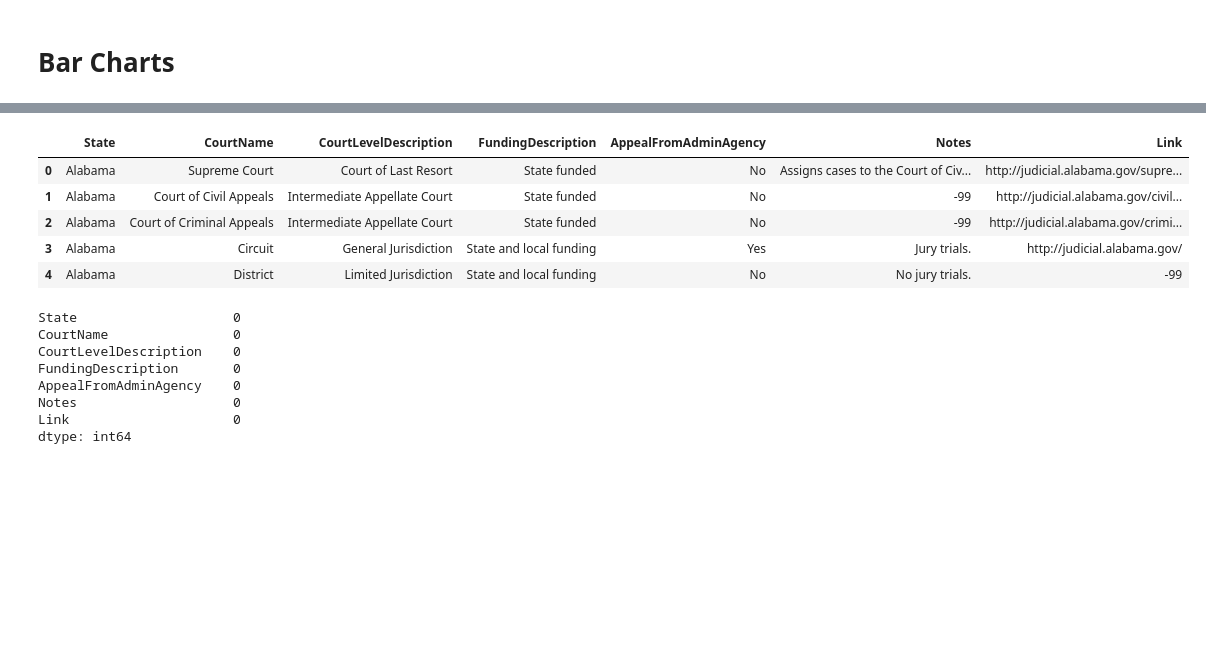
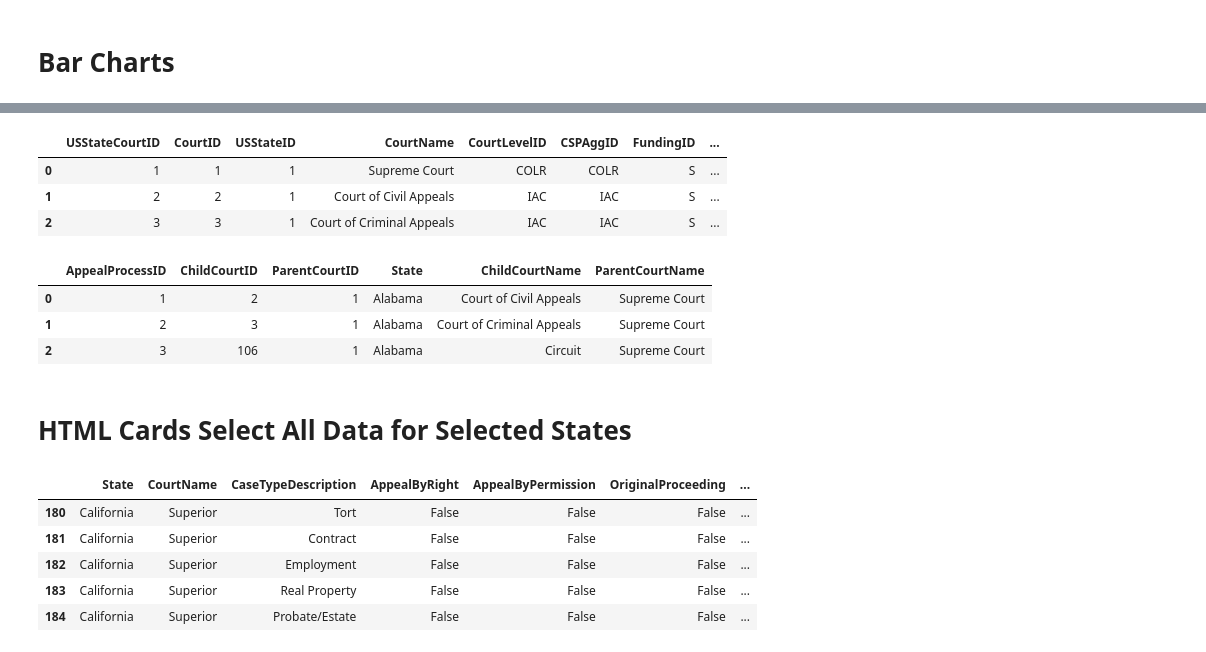
Before and after one commit to Hawk16/ol-viz-a-thon, a Jupyter notebook: viz_a_thon_EDA.ipynb, the cells around one changed output, grey strips where cells are left out. Saved outputs shown, nothing was run; the diff lists cells and outputs as text; code cells hidden in the pictures; blank space fills up the shorter version.

```diff
--- a/viz_a_thon_EDA.ipynb
+++ b/viz_a_thon_EDA.ipynb
@@ -1810,0 +1807,2 @@ df = pd.read_csv('data/us_states_and_courts.csv')
+# %%
+idata = InputData()
@@ -1811,20 +1836,34 @@ df = pd.read_csv('data/us_states_and_courts.csv')
+# %%
+idata.us_states_and_courts.head(3)
+# %% [output]
+|  | USStateCourtID | CourtID | USStateID | CourtName | CourtLevelID | CSPAggID | FundingID | ... |
+| 0 | 1 | 1 | 1 | Supreme Court | COLR | COLR | S | ... |
+| 1 | 2 | 2 | 1 | Court of Civil Appeals | IAC | IAC | S | ... |
+| 2 | 3 | 3 | 1 | Court of Criminal Appeals | IAC | IAC | S | ... |
+# %%
+idata.court_hierarchy.head(3)
+# %% [output]
+|  | AppealProcessID | ChildCourtID | ParentCourtID | State | ChildCourtName | ParentCourtName |
+| 0 | 1 | 2 | 1 | Alabama | Court of Civil Appeals | Supreme Court |
+| 1 | 2 | 3 | 1 | Alabama | Court of Criminal Appeals | Supreme Court |
+| 2 | 3 | 106 | 1 | Alabama | Circuit | Supreme Court |
+# %% [markdown]
+# HTML Cards Select All Data for Selected States
+# %%
+s = 'California'
+# %%
+court_case_display_cols = [
+    'State', 'CourtName', 'CaseTypeDescription',
+    'AppealByRight', 'AppealByPermission', 'OriginalProceeding',
+    'InterlocutoryAppeal', 'Exclusive', 'Limited', 'MinValue', 'MaxValue', 'Notes']
+
+state_court_case_types = idata.all_court_case_types[idata.all_court_case_types['State'] == s][court_case_display_cols]
 # %%
-df.head()
+state_court_case_types.head()
 # %% [output]
-|  | State | CourtName | CourtLevelDescription | FundingDescription | AppealFromAdminAgency | Notes | Link |
-| 0 | Alabama | Supreme Court | Court of Last Resort | State funded | No | Assigns cases to the Court of Civ... | http://judicial.alabama.gov/supre... |
-| 1 | Alabama | Court of Civil Appeals | Intermediate Appellate Court | State funded | No | -99 | http://judicial.alabama.gov/civil... |
-| 2 | Alabama | Court of Criminal Appeals | Intermediate Appellate Court | State funded | No | -99 | http://judicial.alabama.gov/crimi... |
-| 3 | Alabama | Circuit | General Jurisdiction | State and local funding | Yes | Jury trials. | http://judicial.alabama.gov/ |
-| 4 | Alabama | District | Limited Jurisdiction | State and local funding | No | No jury trials. | -99 |
+|  | State | CourtName | CaseTypeDescription | AppealByRight | AppealByPermission | OriginalProceeding | ... |
+| 180 | California | Superior | Tort | False | False | False | ... |
+| 181 | California | Superior | Contract | False | False | False | ... |
+| 182 | California | Superior | Employment | False | False | False | ... |
+| 183 | California | Superior | Real Property | False | False | False | ... |
+| 184 | California | Superior | Probate/Estate | False | False | False | ... |
-# %%
-df.isnull().sum()
-# %% [output]
-State                    0
-CourtName                0
-CourtLevelDescription    0
-FundingDescription       0
-AppealFromAdminAgency    0
-Notes                    0
-Link                     0
-dtype: int64
```
Also changed, not shown: parts of 21 cells of this notebook, 3 other files.
